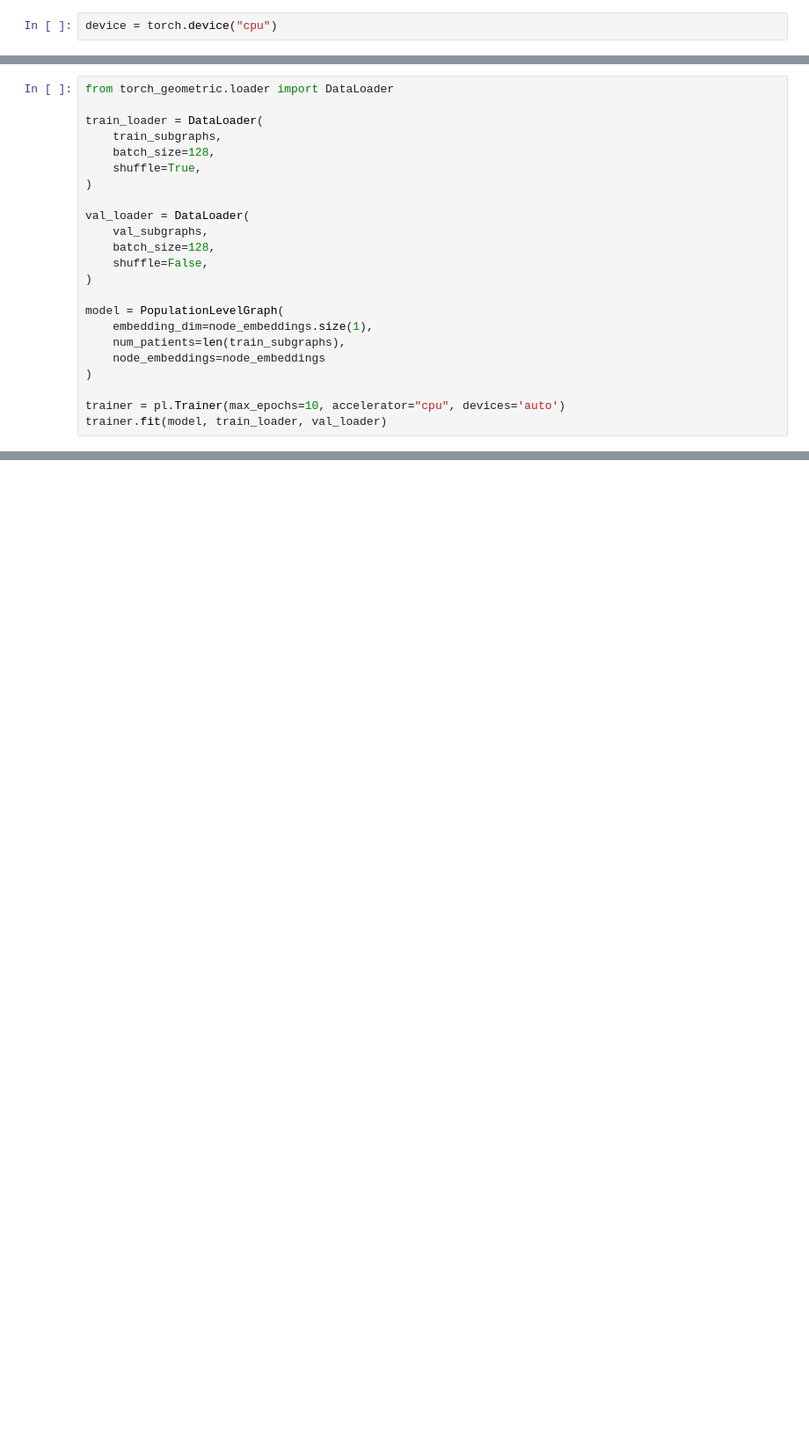
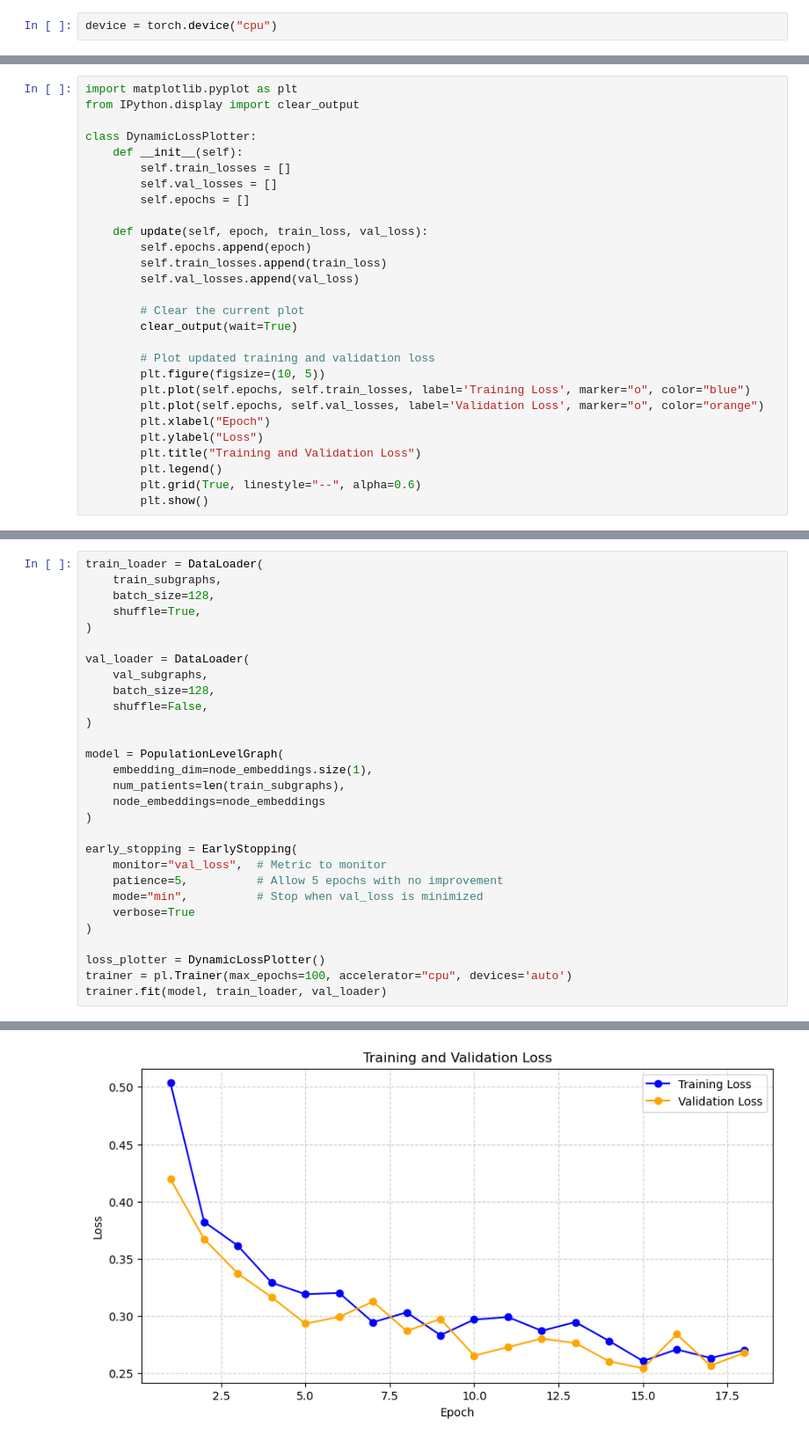
Before and after one commit to Kai-Ze612/Gragh-in-Graph-for-rare-dieases-diagonsis, a Jupyter notebook: main.ipynb, the cells around one changed output, grey strips where cells are left out. Shown: that part at 88% size. Saved outputs shown, nothing was run; the diff lists cells and outputs as text; blank space fills up the shorter version.

```diff
--- a/main.ipynb
+++ b/main.ipynb
@@ -39 +49,29 @@ for subgraph in val_subgraphs:
+# %%
+import matplotlib.pyplot as plt
+from IPython.display import clear_output
+
+class DynamicLossPlotter:
+    def __init__(self):
+        self.train_losses = []
+        self.val_losses = []
+        self.epochs = []
+
+    def update(self, epoch, train_loss, val_loss):
+        self.epochs.append(epoch)
+        self.train_losses.append(train_loss)
+        self.val_losses.append(val_loss)
+
+        # Clear the current plot
+        clear_output(wait=True)
+
+        # Plot updated training and validation loss
+        plt.figure(figsize=(10, 5))
+        plt.plot(self.epochs, self.train_losses, label='Training Loss', marker="o", color="blue")
+        plt.plot(self.epochs, self.val_losses, label='Validation Loss', marker="o", color="orange")
+        plt.xlabel("Epoch")
+        plt.ylabel("Loss")
+        plt.title("Training and Validation Loss")
+        plt.legend()
+        plt.grid(True, linestyle="--", alpha=0.6)
+        plt.show()
 # %%
@@ -130,8 +195,6 @@ class PopulationLevelGraph(pl.LightningModule):
     def configure_optimizers(self):
         return torch.optim.Adam(self.parameters(), lr=0.001)
 # %%
-from torch_geometric.loader import DataLoader
-
 train_loader = DataLoader(
     train_subgraphs,
     batch_size=128,
@@ -150,6 +213,14 @@ model = PopulationLevelGraph(
     node_embeddings=node_embeddings
 )
 
-trainer = pl.Trainer(max_epochs=10, accelerator="cpu", devices='auto')
+early_stopping = EarlyStopping(
+    monitor="val_loss",  # Metric to monitor
+    patience=5,          # Allow 5 epochs with no improvement
+    mode="min",          # Stop when val_loss is minimized
+    verbose=True
+)
+
+loss_plotter = DynamicLossPlotter()
+trainer = pl.Trainer(max_epochs=100, accelerator="cpu", devices='auto')
 trainer.fit(model, train_loader, val_loader)
 # %% [output]
@@ -172,0 +227 @@ HPU available: False, using: 0 HPUs
+[figure, added]
```
Also changed, not shown: parts of 9 cells of this notebook.
